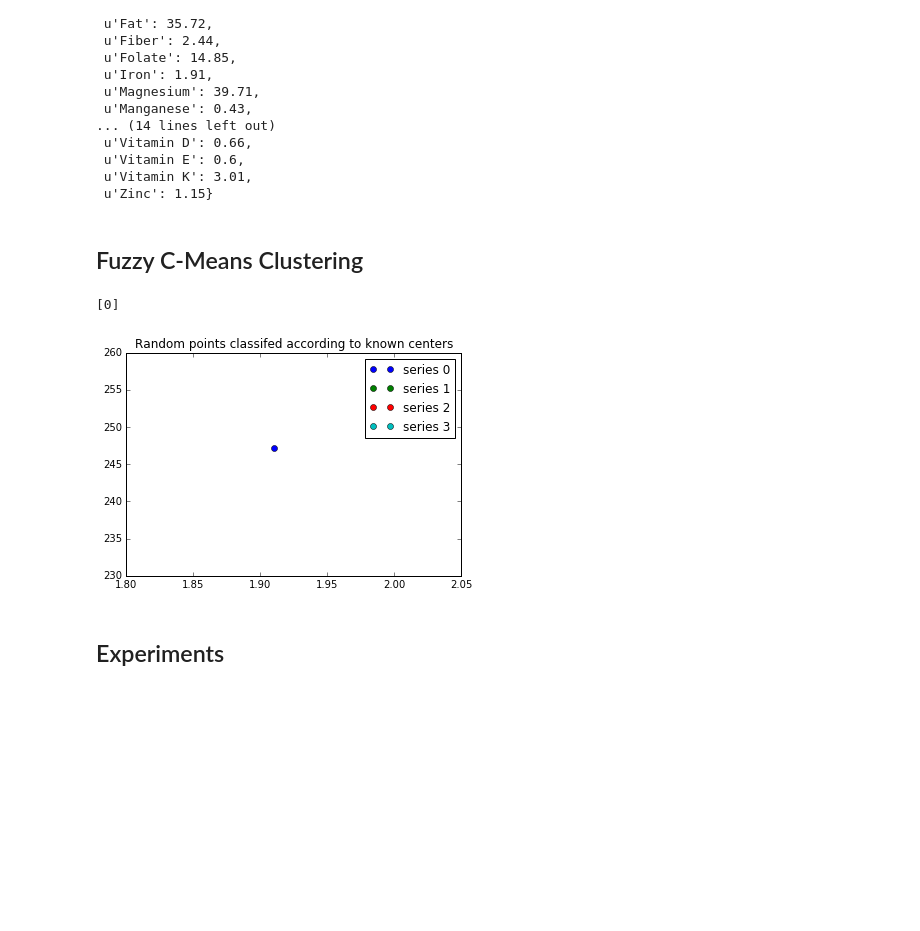
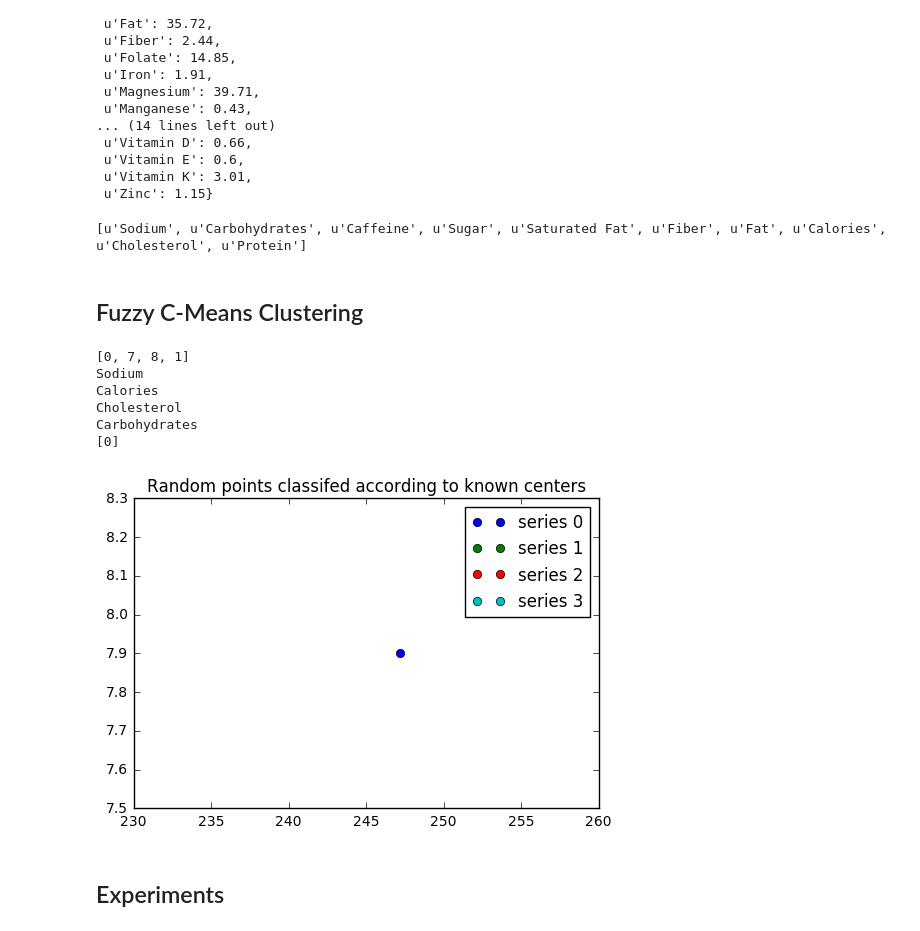
Before and after one commit to amwanjesa/FuzzyFoodieFarm, a Jupyter notebook: Fuzzy Cmeans.ipynb, the cells around one changed output. Cells and saved outputs as stored; diff of their text form; code cells hidden in the pictures; blank space fills up the shorter version.

```diff
--- a/Fuzzy Cmeans.ipynb
+++ b/Fuzzy Cmeans.ipynb
@@ -4,7 +4,7 @@
 import json
 
 # get all of the 100 random recipes received from the api (they were saved to a file)
-recipesNutrients = json.load(open("recipesNutrients2.txt"))
+recipesNutrients = json.load(open("recipesNutrients.txt"))
 # %%
 import unirest
 
@@ -23,7 +23,7 @@ def nutritions():
     nutritionsDict = {nutrition['title']: nutrition['amount'] for nutrition in recipeNutritions}# if nutrition['title'] in selectedNutritions}
     return nutritionsDict
 
-
+major_keys = ['Caffeine', 'Calories', 'Carbohydrates', 'Cholesterol', 'Fat', 'Fiber', 'Protein', 'Saturated Fat', 'Sugar', 'Sodium']
 nutritions = nutritions()
 nutritions
 # %% [output]
@@ -47,10 +47,14 @@ nutritions
 # %%
 # get all of the unique nutrients that are present in random recipes since not each recipe has all of the nutrients
 all_keys = list(set().union(*(d.keys() for d in recipesNutrients)))
+all_keys = [key for key in all_keys if key in major_keys]
+print (all_keys)
 # save it to a file because we will need it in the future
 f = open('nutritions.txt', 'w')
 json.dump(all_keys, f)
 f.close()
+# %% [output]
+[u'Sodium', u'Carbohydrates', u'Caffeine', u'Sugar', u'Saturated Fat', u'Fiber', u'Fat', u'Calories', u'Cholesterol', u'Protein']
 # %%
 import numpy as np
 # create the nutrition vector with all of the nutrition keys so each element corresponds to the correct nutrition
@@ -70,35 +74,52 @@ nutrition_vectors = np.matrix(all_nutritions)
 from __future__ import division, print_function
 import numpy as np
 import matplotlib.pyplot as plt
 import skfuzzy as fuzz
 %matplotlib inline
 
 
+def nLargest(seq, n):
+    ind = []
+    for i in range(n):
+        index = seq.index(max(seq))
+        ind.append(index)
+        seq[index] = 0
+    return ind
+
+
 colors = ['b', 'orange', 'g', 'r', 'c', 'm', 'y', 'k', 'Brown', 'ForestGreen']
 
 # train the 100 examples
 cntr, u, u0, d, jm, p, fpc = fuzz.cluster.cmeans(nutrition_vectors.T, 3, 1.5, error=0.005, maxiter=1000, init=None)
-
+ind = nLargest((cntr[0].tolist()[0]), 4)
+print (ind)
+for i in ind:
+    print (all_keys[i])
 # predict one example
 u, u0, d, jm, p, fpc = fuzz.cluster.cmeans_predict(nutrition_vector.T, cntr, 1.5, error=0.005, maxiter=1000)
 
 # get to which cluster the example belongs to
 cluster_membership = np.argmax(u, axis=0)  # Hardening for visualization
 print(cluster_membership)
 
 # plot the example
 fig3, ax3 = plt.subplots()
 ax3.set_title('Random points classifed according to known centers')
 for j in range(4):
     ax3.plot(nutrition_vector[cluster_membership == j, 0],
              nutrition_vector[cluster_membership == j, 1], 'o',
              label='series ' + str(j))
 ax3.legend()
 
 plt.show()
 # %% [output]
+[0, 7, 8, 1]
+Sodium
+Calories
+Cholesterol
+Carbohydrates
 [0]
-[figure, old version]
+[figure, new version]
 # %% [markdown]
 ## Experiments
 # %%
```
Also changed, not shown: parts of 2 cells of this notebook.
